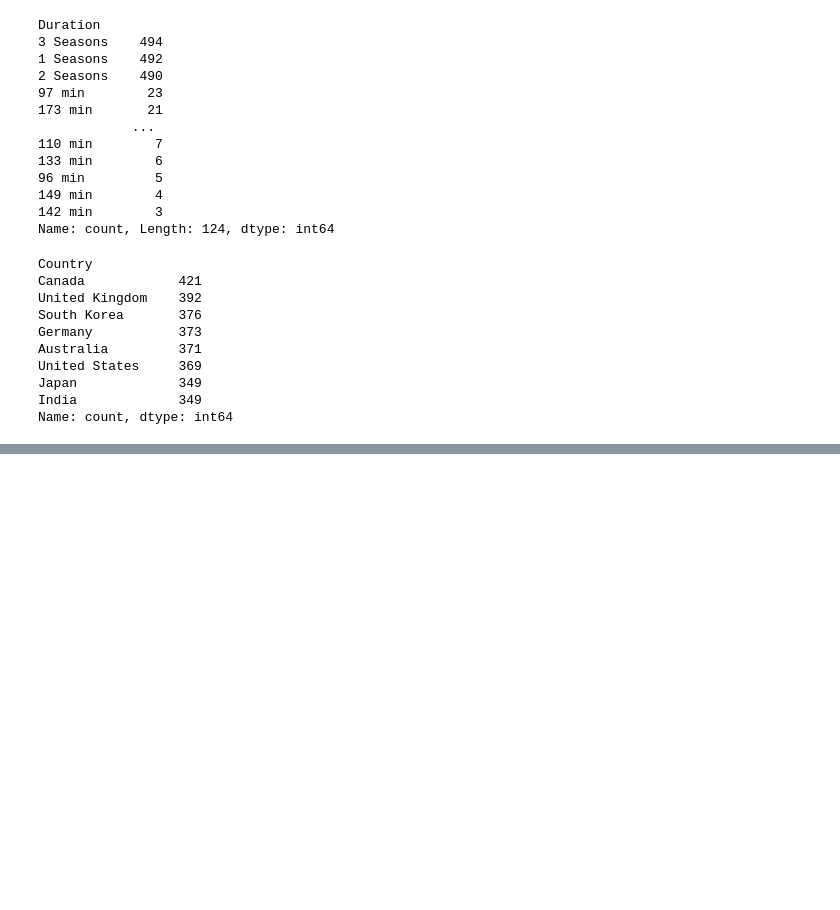
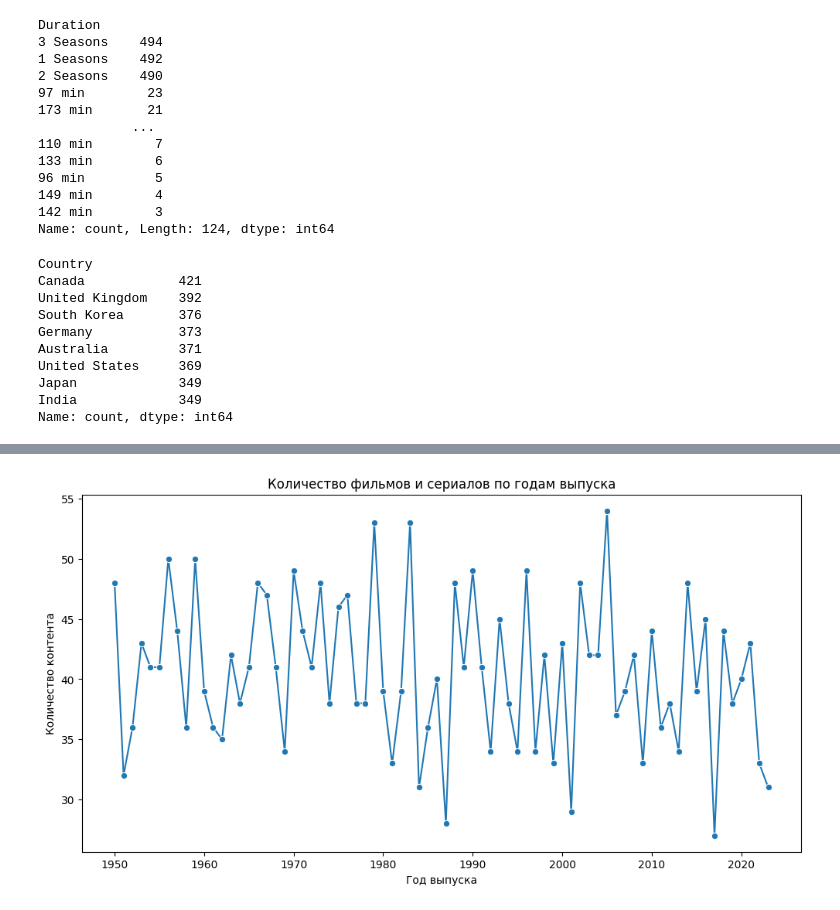
Before and after one commit to Lightl707/dataPreparation, a Jupyter notebook: dataset-1-endterm.ipynb, the cells around one changed output, grey strips where cells are left out. Drawn from its saved outputs; the diff is of its cells as text; code cells hidden in the pictures; blank space fills up the shorter version.

```diff
--- a/dataset-1-endterm.ipynb
+++ b/dataset-1-endterm.ipynb
@@ -198,0 +208,10 @@ Text(0, 0.5, 'Count')
+# %%
+year_counts = df['Release Year'].value_counts().sort_index()
+plt.figure(figsize=(12, 6))
+sns.lineplot(x=year_counts.index, y=year_counts.values, marker='o')
+plt.title('Количество фильмов и сериалов по годам выпуска')
+plt.xlabel('Год выпуска')
+plt.ylabel('Количество контента')
+plt.show()
+# %% [output]
+[figure, added]
```
Also changed, not shown: parts of 4 cells of this notebook.
